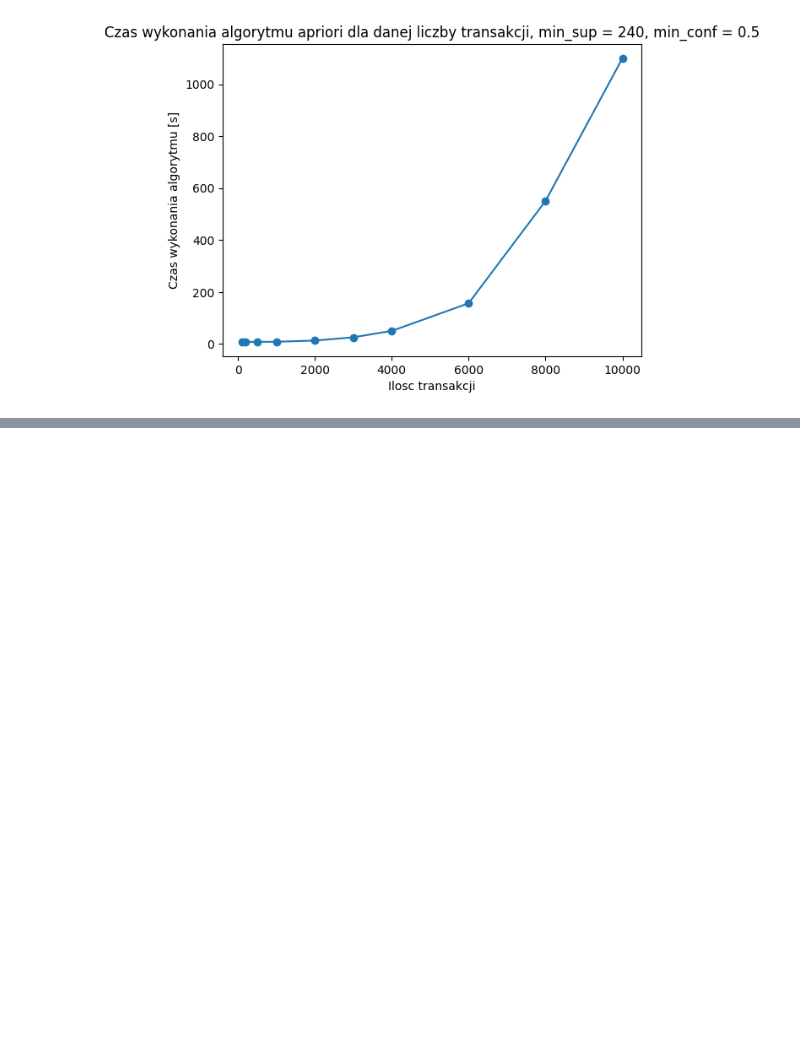
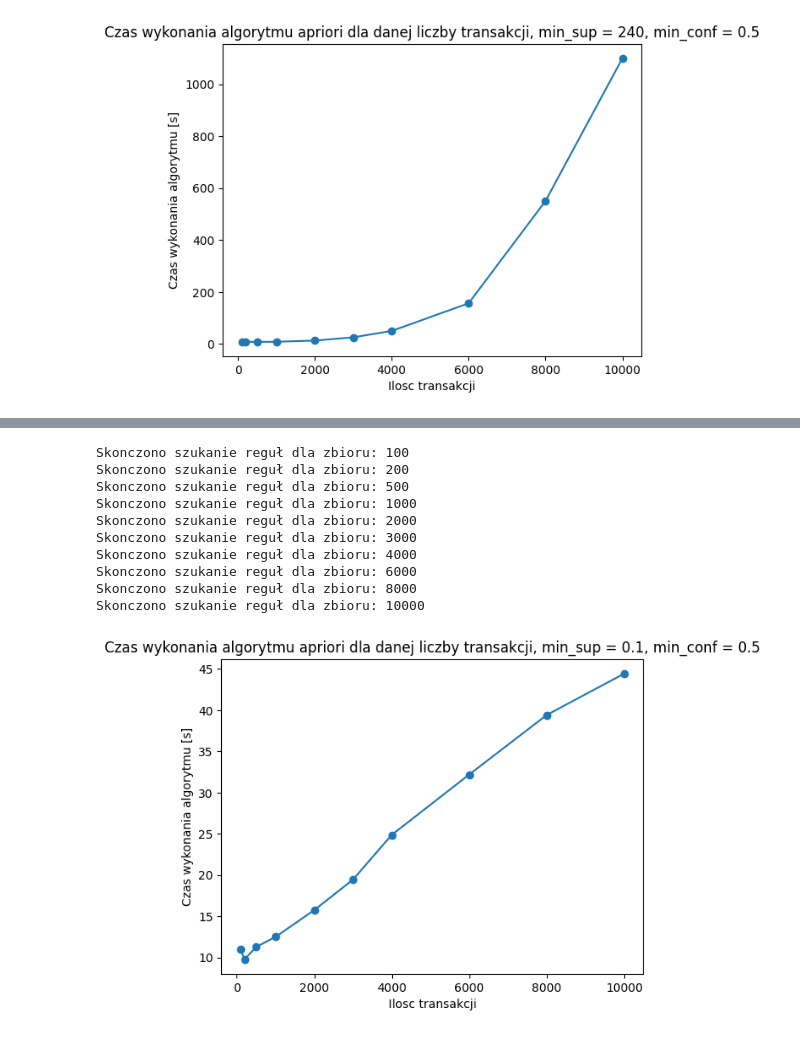
Before and after one commit to jkwiatk1/MED, a Jupyter notebook: apriori.ipynb, the cells around one changed output, grey strips where cells are left out. Cells and saved outputs as stored; diff of their text form; code cells hidden in the pictures; blank space fills up the shorter version.

Commit message:
Experiments for 10k dataset for other minsup and minconf + save elements_name to csv

```diff
--- a/apriori.ipynb
+++ b/apriori.ipynb
@@ -366,0 +381,45 @@ rule_df_240_05.to_csv('exp_240_05.csv', index=False)
+# %%
+dataset_sizes_3 = [100, 200, 500, 1000, 2000, 3000,4000,6000,8000,10000]
+MIN_SUP_3 = 0.1
+MIN_CONF_3 = 0.5
+execution_times_3= []
+rule_data_3 = []
+
+for size in dataset_sizes_3:
+    min_sup3 = MIN_SUP_3 * size
+    runner = AprioriAlgorithmRunner(min_support=min_sup3, min_confidence=MIN_CONF_3)
+    start_time = time.time()
+    transactions_taxonomy_elements_frequency, association_rules = runner.run_algorithm(file_path=file_path, dataset_size=size)
+    end_time = time.time()
+    execution_time = end_time - start_time
+    execution_times_3.append(execution_time)
+
+    # Save rules and frequencies in a dictionary
+    rule_data_3.append({
+        'Dataset Size': size,
+        'Transactions Taxonomy Elements Frequency': transactions_taxonomy_elements_frequency,
+        'Association Rules': association_rules
+    })
+    print('Skonczono szukanie reguł dla zbioru:', str(size))
+
+# Convert rule_data to a DataFrame
+rule_df_02_05 = pd.DataFrame(rule_data_3)
+
+# Plotting the execution times
+plt.plot(dataset_sizes_3, execution_times_3, marker='o')
+plt.xlabel('Ilosc transakcji')
+plt.ylabel('Czas wykonania algorytmu [s]')
+plt.title('Czas wykonania algorytmu apriori dla danej liczby transakcji, min_sup = 0.1, min_conf = 0.5')
+plt.show()
+# %% [output]
+Skonczono szukanie reguł dla zbioru: 100
+Skonczono szukanie reguł dla zbioru: 200
+Skonczono szukanie reguł dla zbioru: 500
+Skonczono szukanie reguł dla zbioru: 1000
+Skonczono szukanie reguł dla zbioru: 2000
+Skonczono szukanie reguł dla zbioru: 3000
+Skonczono szukanie reguł dla zbioru: 4000
+Skonczono szukanie reguł dla zbioru: 6000
+Skonczono szukanie reguł dla zbioru: 8000
+Skonczono szukanie reguł dla zbioru: 10000
+[figure, added]
```
Also changed, not shown: parts of 2 cells of this notebook, 1 other file.
